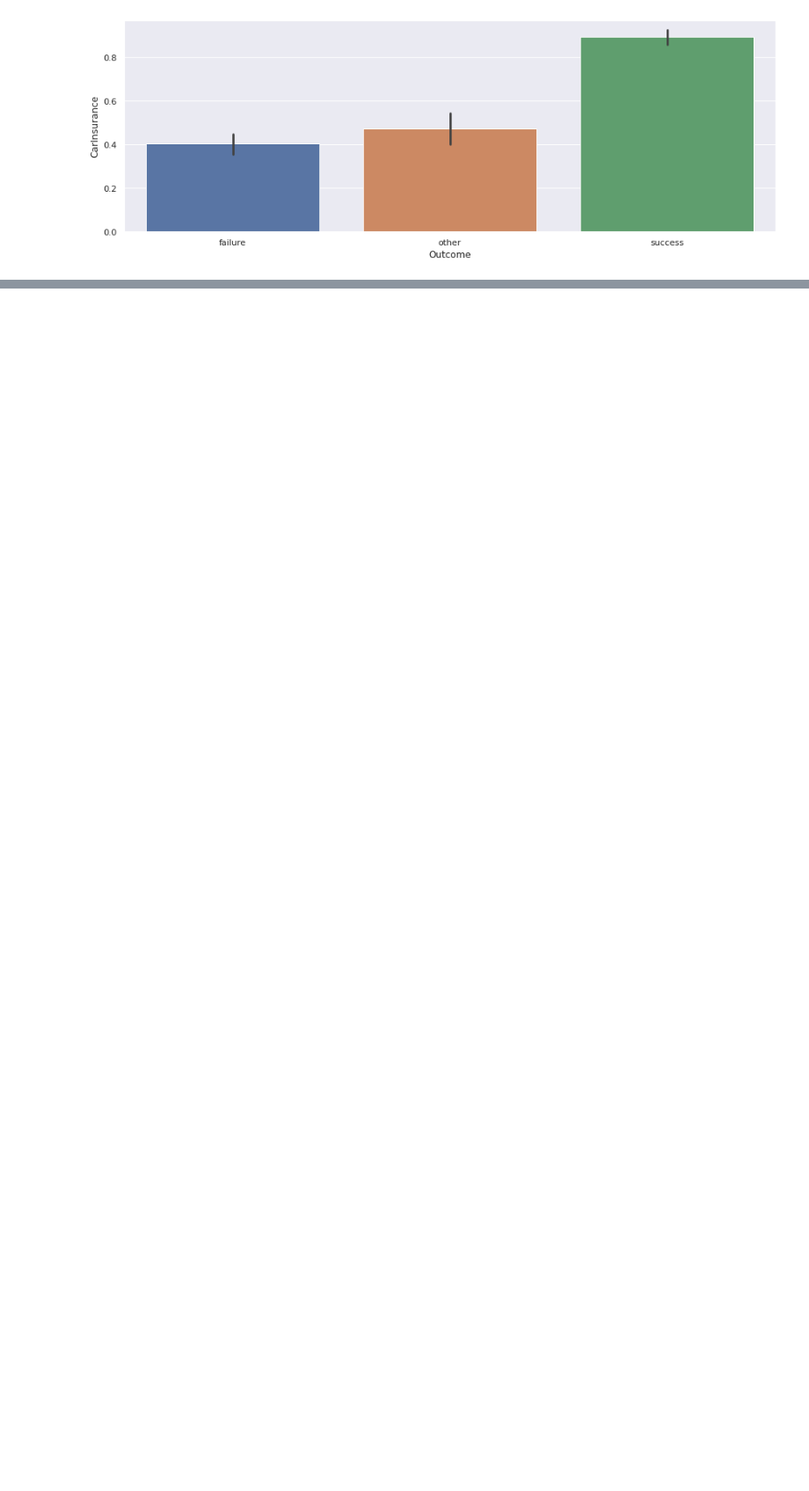
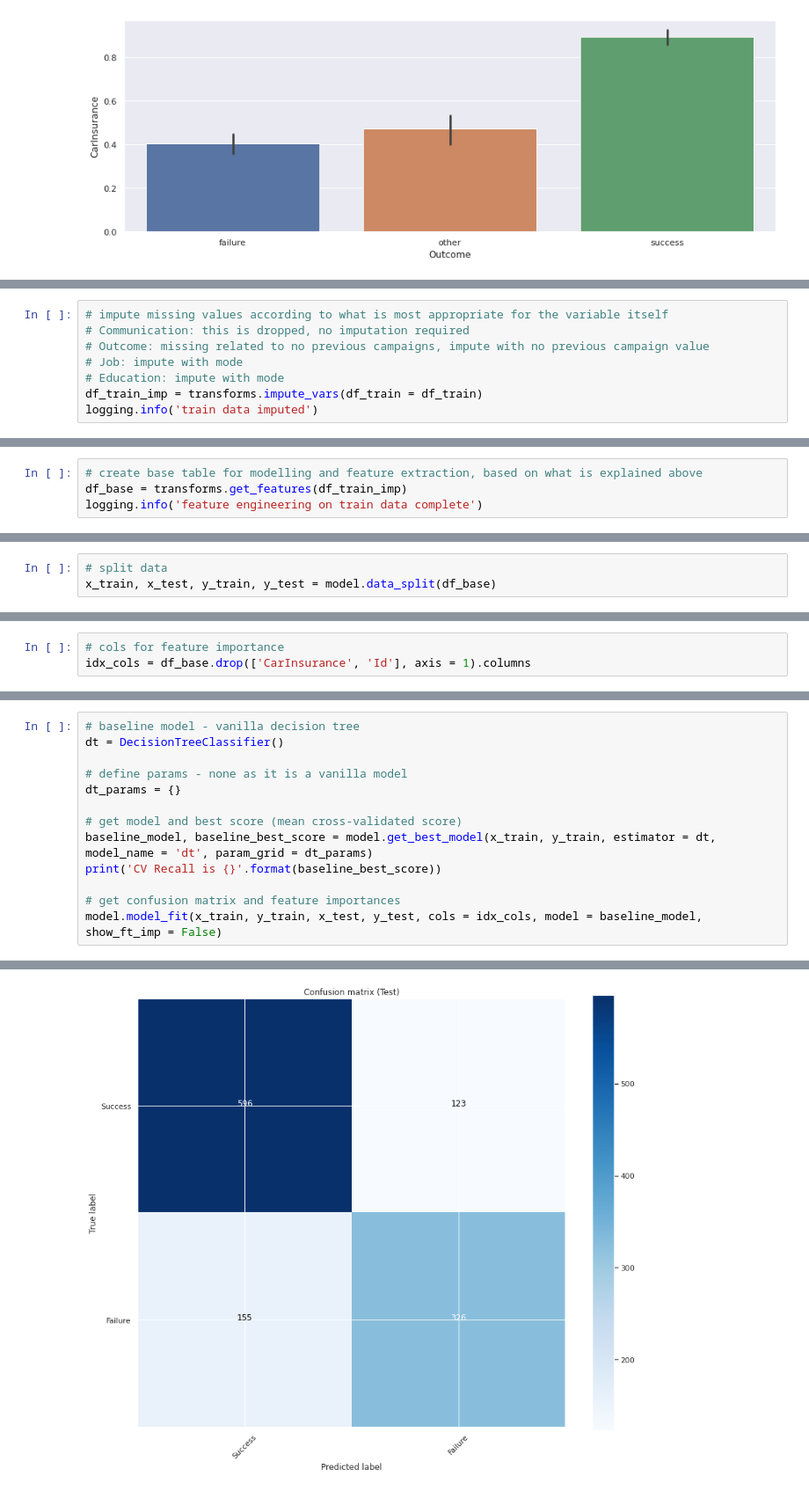
Before and after one commit to dcleere/car_insurance_campaign, a Jupyter notebook: exploratory/cold_call_classifier.ipynb, the cells around one changed output, grey strips where cells are left out. Shown at 88% size. Saved outputs shown, nothing was run; the diff lists cells and outputs as text; blank space fills up the shorter version.

```diff
--- a/exploratory/cold_call_classifier.ipynb
+++ b/exploratory/cold_call_classifier.ipynb
@@ -285,0 +290,8 @@ Below is a summary of findings and actions from EDA
+# %%
+# impute missing values according to what is most appropriate for the variable itself
+# Communication: this is dropped, no imputation required
+# Outcome: missing related to no previous campaigns, impute with no previous campaign value
+# Job: impute with mode
+# Education: impute with mode
+df_train_imp = transforms.impute_vars(df_train = df_train)
+logging.info('train data imputed')
@@ -285,0 +316,4 @@ Below is a summary of findings and actions from EDA
+# %%
+# create base table for modelling and feature extraction, based on what is explained above
+df_base = transforms.get_features(df_train_imp)
+logging.info('feature engineering on train data complete')
@@ -285,0 +373,3 @@ Below is a summary of findings and actions from EDA
+# %%
+# split data
+x_train, x_test, y_train, y_test = model.data_split(df_base)
@@ -285,0 +378,3 @@ Below is a summary of findings and actions from EDA
+# %%
+# cols for feature importance
+idx_cols = df_base.drop(['CarInsurance', 'Id'], axis = 1).columns
@@ -285,0 +386,14 @@ Below is a summary of findings and actions from EDA
+# %%
+# baseline model - vanilla decision tree
+dt = DecisionTreeClassifier()
+
+# define params - none as it is a vanilla model
+dt_params = {}
+
+# get model and best score (mean cross-validated score)
+baseline_model, baseline_best_score = model.get_best_model(x_train, y_train, estimator = dt, model_name = 'dt', param_grid = dt_params)
+print('CV Recall is {}'.format(baseline_best_score))
+
+# get confusion matrix and feature importances
+model.model_fit(x_train, y_train, x_test, y_test, cols = idx_cols, model = baseline_model, show_ft_imp = False)
+# %% [output]
@@ -285,0 +404 @@ Below is a summary of findings and actions from EDA
+[figure, added]
```
Also changed, not shown: parts of 39 cells of this notebook, 4 other files.
